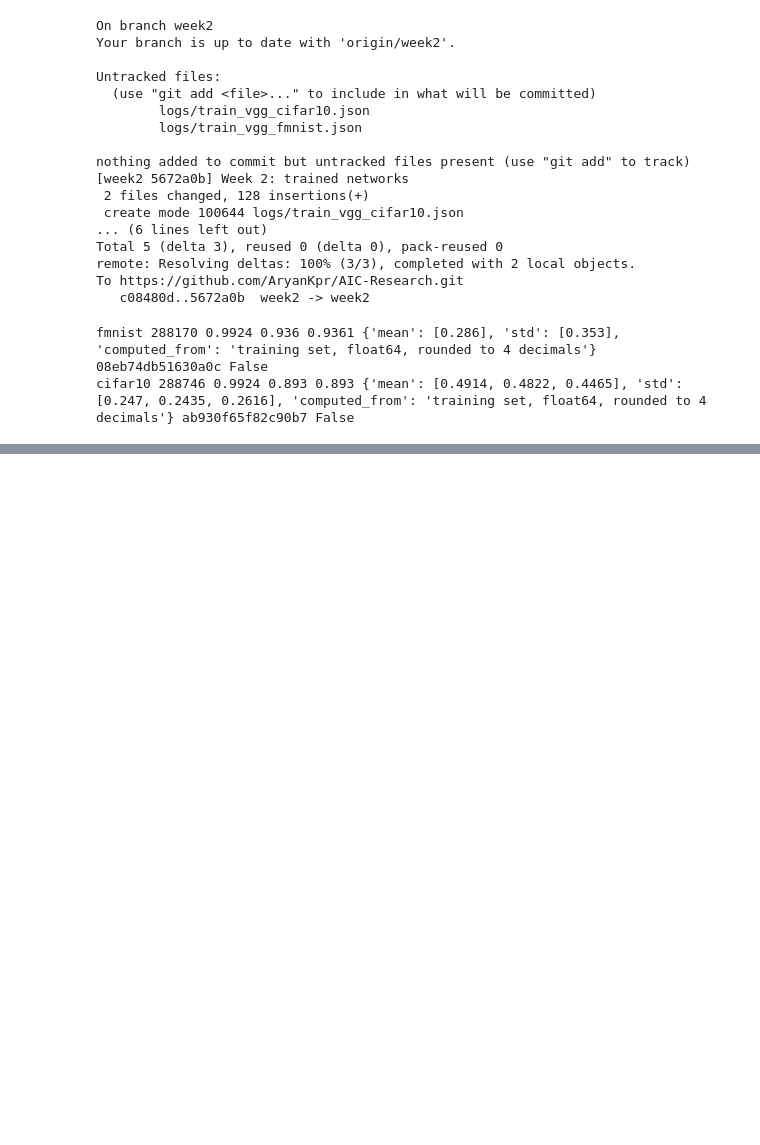
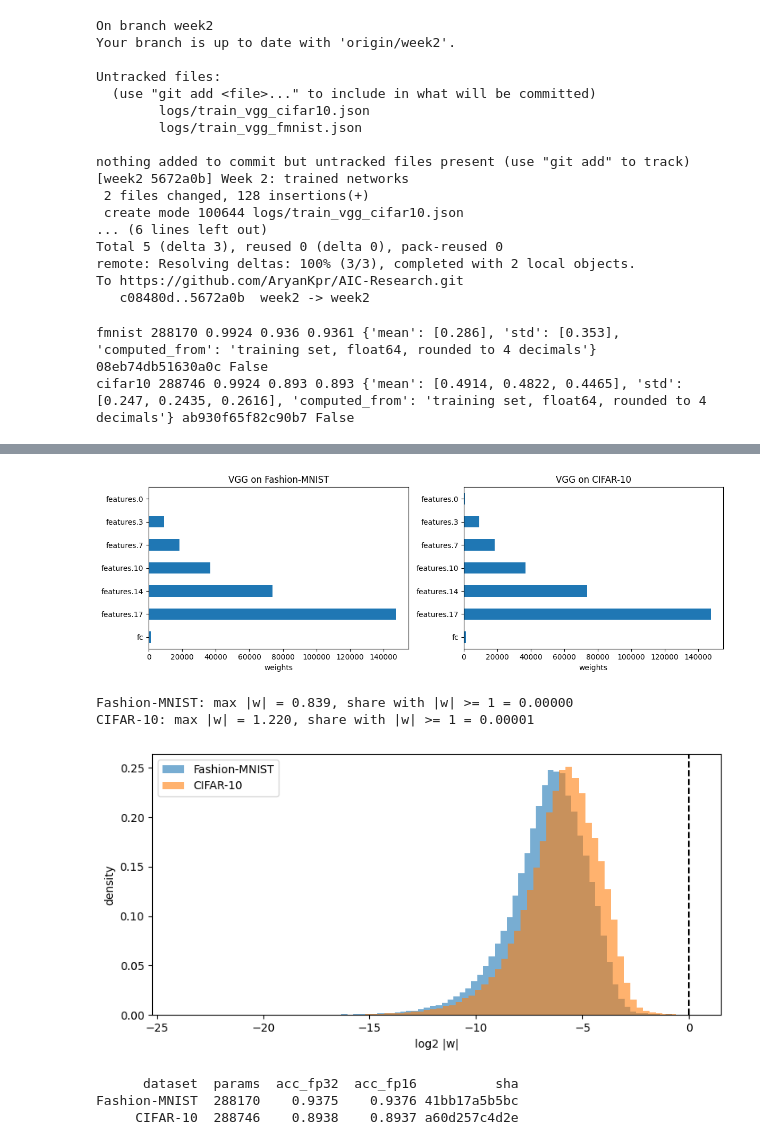
Before and after one commit to AryanKpr/AIC-Research, a Jupyter notebook: notebooks/week2_train.ipynb, the cells around one changed output, grey strips where cells are left out. Cells and saved outputs as stored; diff of their text form; code cells hidden in the pictures; blank space fills up the shorter version.

Commit message:
Week 2 figures notebook

```diff
--- a/notebooks/week2_train.ipynb
+++ b/notebooks/week2_train.ipynb
@@ -145,0 +343,44 @@ cifar10 288746 0.9924 0.893 0.893 {'mean': [0.4914, 0.4822, 0.4465], 'std': [0.2
+# %%
+import torch, json, numpy as np, pandas as pd, matplotlib.pyplot as plt
+
+def load(path):
+    sd = torch.load(path, map_location="cpu")
+    return sd.get("state_dict", sd)
+
+names = {"fmnist": "Fashion-MNIST", "cifar10": "CIFAR-10"}
+nets = {d: load(f"models/vgg_{d}_fp32.pt") for d in names}
+
+# a) weights per layer (conv = 4-D tensors, linear = 2-D)
+fig, axes = plt.subplots(1, 2, figsize=(12, 4), sharex=True)
+for ax, (d, sd) in zip(axes, nets.items()):
+    s = {k.replace(".weight", ""): v.numel() for k, v in sd.items()
+         if k.endswith("weight") and v.ndim in (2, 4)}
+    pd.Series(s).plot.barh(ax=ax)
+    ax.invert_yaxis(); ax.set_title(f"VGG on {names[d]}"); ax.set_xlabel("weights")
+plt.tight_layout(); plt.savefig("figures/vgg_weights_per_layer.png", dpi=150); plt.show()
+
+# b) weight sizes: how many are >= 1, which decides what bit 14 can do
+fig, ax = plt.subplots(figsize=(8, 4))
+for d, sd in nets.items():
+    w = torch.cat([v.flatten() for v in sd.values() if v.ndim in (2, 4)]).half().float().abs()
+    w = w[w > 0].numpy()
+    print(f"{names[d]}: max |w| = {w.max():.3f}, share with |w| >= 1 = {(w >= 1).mean():.5f}")
+    ax.hist(np.log2(w), bins=80, alpha=0.6, density=True, label=names[d])
+ax.axvline(0, color="k", ls="--"); ax.set_xlabel("log2 |w|"); ax.set_ylabel("density"); ax.legend()
+plt.tight_layout(); plt.savefig("figures/vgg_weight_magnitudes.png", dpi=150); plt.show()
+
+# c) training results table, straight from the logs
+rows = []
+for d in names:
+    m = json.load(open(f"logs/train_vgg_{d}.json"))
+    rows.append(dict(dataset=names[d], params=m["parameters"], acc_fp32=m["acc_fp32"],
+                     acc_fp16=m["acc_fp16"], sha=m["weights_sha256"][:12]))
+print(pd.DataFrame(rows).to_string(index=False))
+# %% [output]
+[figure, added]
+Fashion-MNIST: max |w| = 0.839, share with |w| >= 1 = 0.00000
+CIFAR-10: max |w| = 1.220, share with |w| >= 1 = 0.00001
+[figure, added]
+      dataset  params  acc_fp32  acc_fp16          sha
+Fashion-MNIST  288170    0.9375    0.9376 41bb17a5b5bc
+     CIFAR-10  288746    0.8938    0.8937 a60d257c4d2e
```
Also changed, not shown: parts of 22 cells of this notebook.
